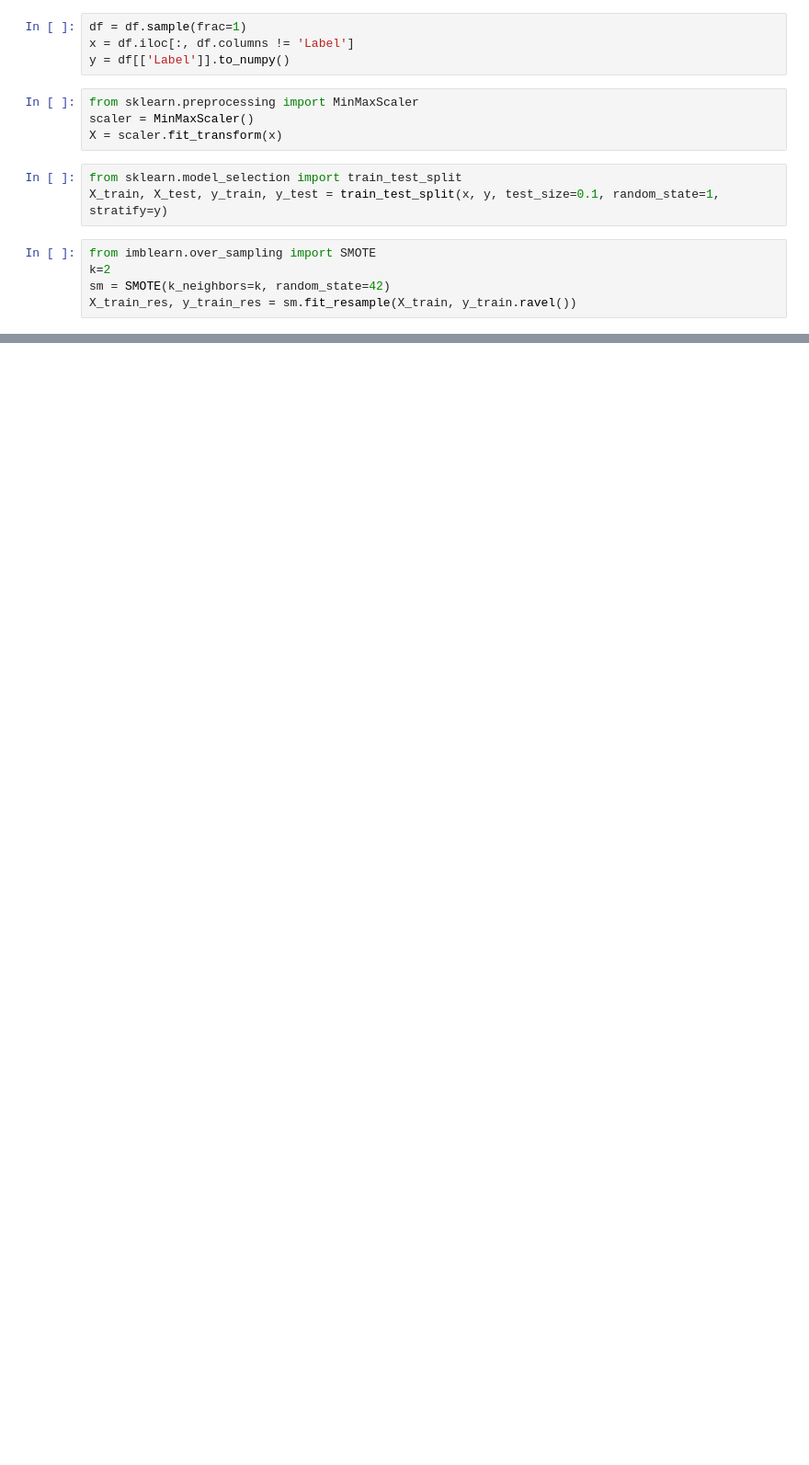
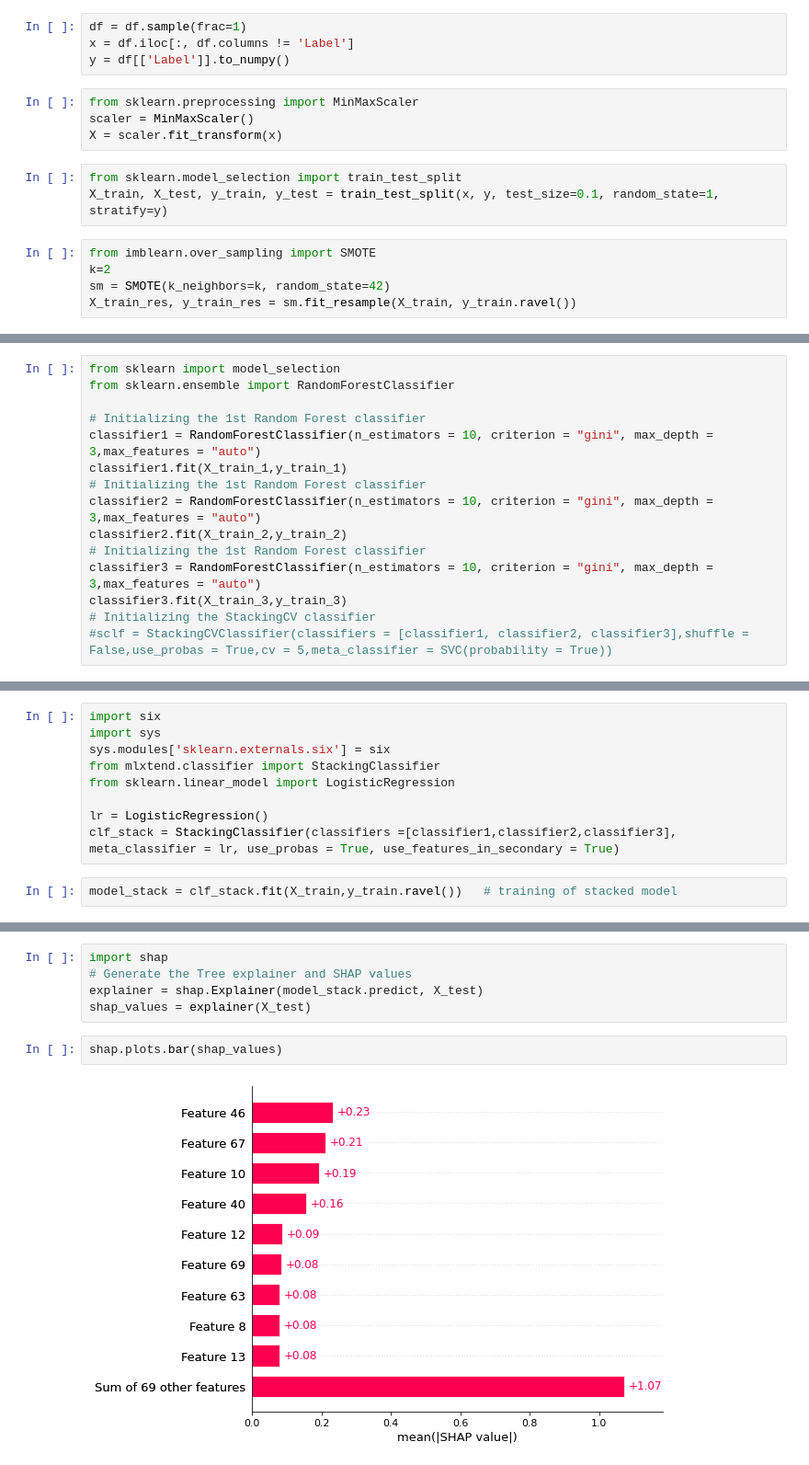
Before and after one commit to uditi-12/ML_project, a Jupyter notebook: ML_PROJECT.ipynb, the cells around one changed output, grey strips where cells are left out. Shown at 92% size. Saved outputs shown, nothing was run; the diff lists cells and outputs as text; blank space fills up the shorter version.

```diff
--- a/ML_PROJECT.ipynb
+++ b/ML_PROJECT.ipynb
@@ -207,0 +139,15 @@ clf = StackingClassifier(estimators=estimators, final_estimator=LogisticRegressi
+# %%
+from sklearn import model_selection
+from sklearn.ensemble import RandomForestClassifier
+
+# Initializing the 1st Random Forest classifier
+classifier1 = RandomForestClassifier(n_estimators = 10, criterion = "gini", max_depth = 3,max_features = "auto")
+classifier1.fit(X_train_1,y_train_1)
+# Initializing the 1st Random Forest classifier
+classifier2 = RandomForestClassifier(n_estimators = 10, criterion = "gini", max_depth = 3,max_features = "auto")
+classifier2.fit(X_train_2,y_train_2)
+# Initializing the 1st Random Forest classifier
+classifier3 = RandomForestClassifier(n_estimators = 10, criterion = "gini", max_depth = 3,max_features = "auto")
+classifier3.fit(X_train_3,y_train_3)
+# Initializing the StackingCV classifier
+#sclf = StackingCVClassifier(classifiers = [classifier1, classifier2, classifier3],shuffle = False,use_probas = True,cv = 5,meta_classifier = SVC(probability = True))
@@ -207,0 +156,11 @@ clf = StackingClassifier(estimators=estimators, final_estimator=LogisticRegressi
+# %%
+import six
+import sys
+sys.modules['sklearn.externals.six'] = six
+from mlxtend.classifier import StackingClassifier
+from sklearn.linear_model import LogisticRegression
+
+lr = LogisticRegression()
+clf_stack = StackingClassifier(classifiers =[classifier1,classifier2,classifier3], meta_classifier = lr, use_probas = True, use_features_in_secondary = True)
+# %%
+model_stack = clf_stack.fit(X_train,y_train.ravel())   # training of stacked model
@@ -315,0 +366,9 @@ ModuleNotFoundError: ignored
+# %%
+import shap
+# Generate the Tree explainer and SHAP values
+explainer = shap.Explainer(model_stack.predict, X_test)
+shap_values = explainer(X_test)
+# %%
+shap.plots.bar(shap_values)
+# %% [output]
+[figure, added]
```
Also changed, not shown: parts of 39 cells of this notebook.
